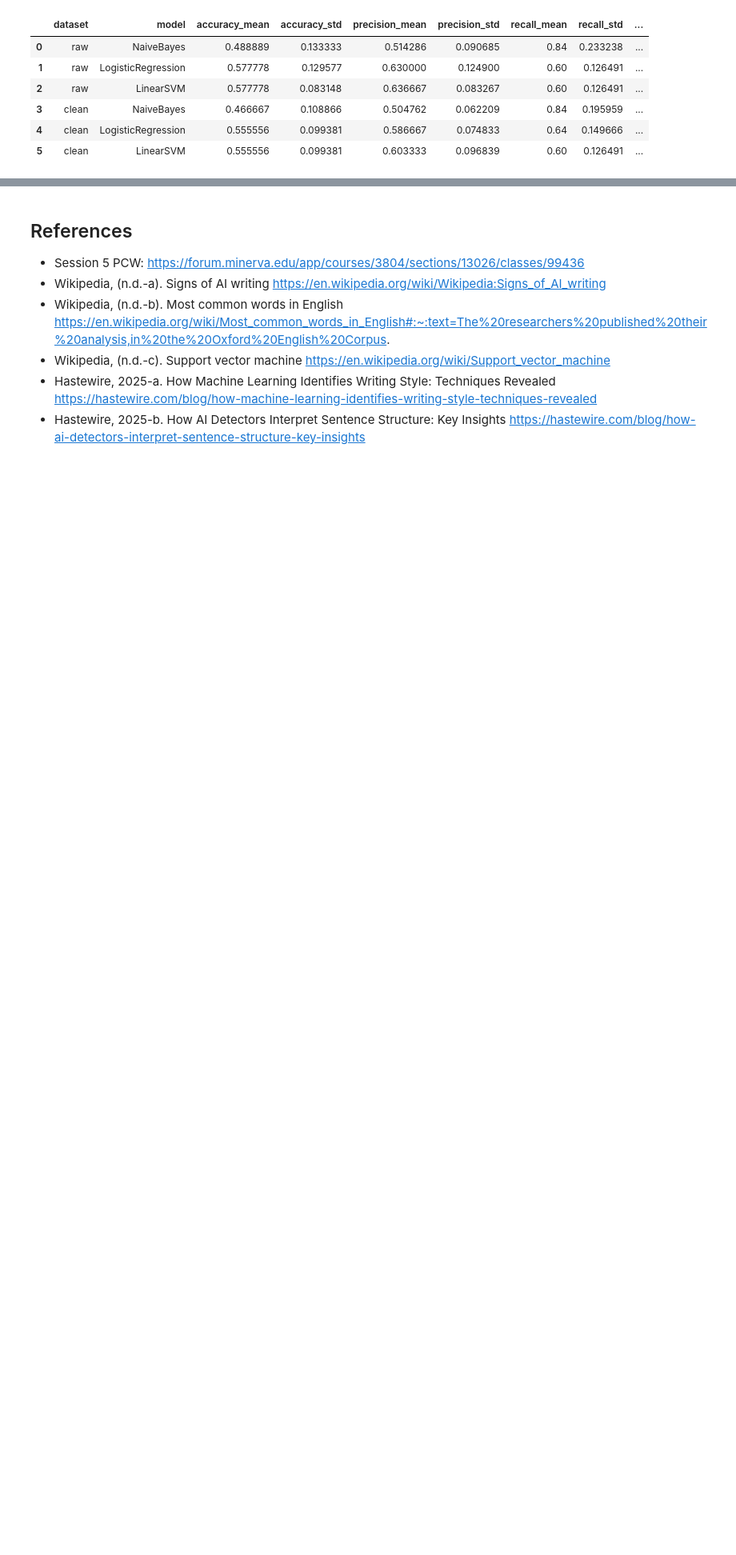
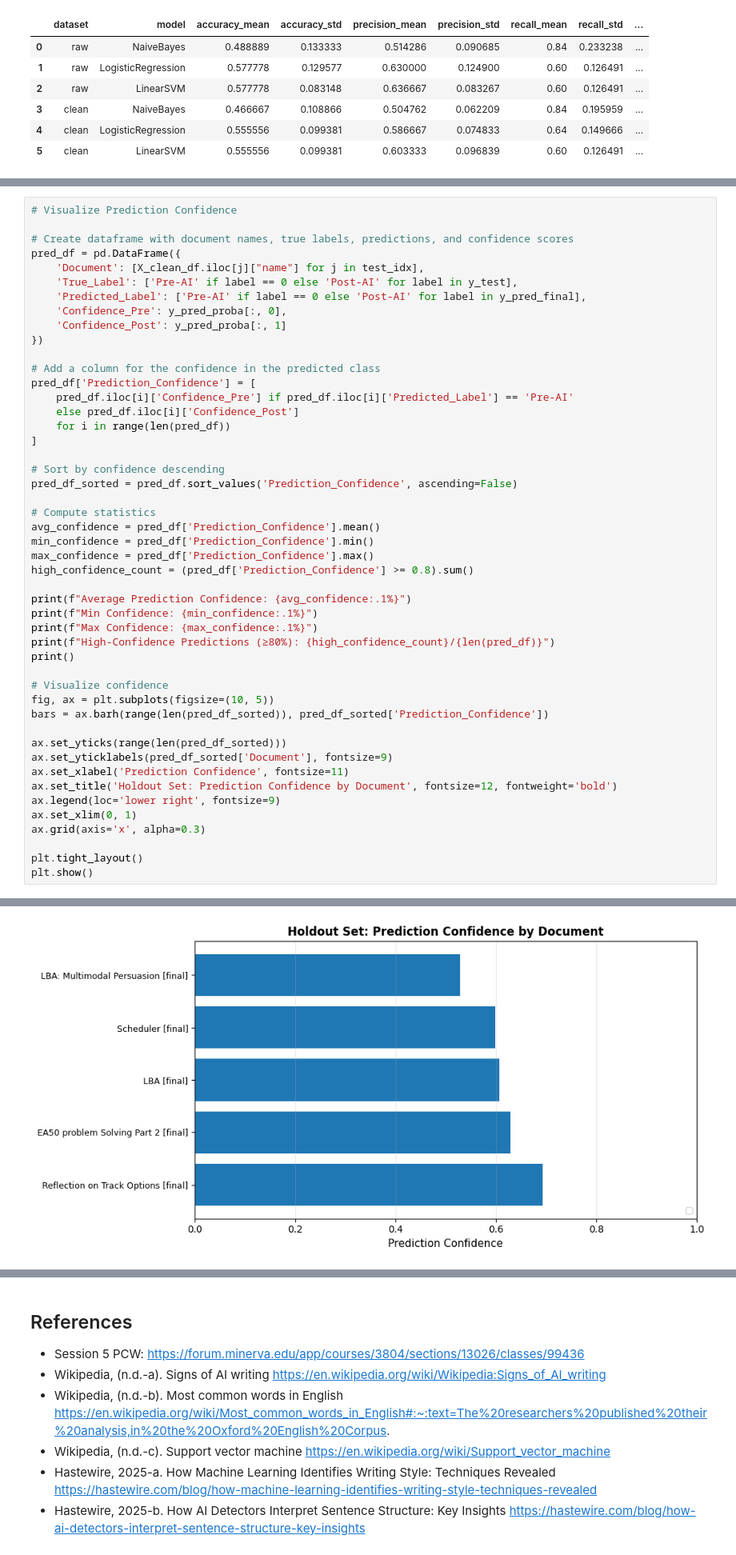
Before and after one commit to SuiseiNakagawa/stylistic-drift-analysis, a Jupyter notebook: first_draft.ipynb, the cells around one changed output, grey strips where cells are left out. Shown at 80% size. Cells and saved outputs as stored; diff of their text form; blank space fills up the shorter version.

```diff
--- a/first_draft.ipynb
+++ b/first_draft.ipynb
@@ -943,0 +999,49 @@ Using the selected Logistic Regression model,
+# %%
+# Visualize Prediction Confidence
+
+# Create dataframe with document names, true labels, predictions, and confidence scores
+pred_df = pd.DataFrame({
+    'Document': [X_clean_df.iloc[j]["name"] for j in test_idx],
+    'True_Label': ['Pre-AI' if label == 0 else 'Post-AI' for label in y_test],
+    'Predicted_Label': ['Pre-AI' if label == 0 else 'Post-AI' for label in y_pred_final],
+    'Confidence_Pre': y_pred_proba[:, 0],
+    'Confidence_Post': y_pred_proba[:, 1]
+})
+
+# Add a column for the confidence in the predicted class
+pred_df['Prediction_Confidence'] = [
+    pred_df.iloc[i]['Confidence_Pre'] if pred_df.iloc[i]['Predicted_Label'] == 'Pre-AI'
+    else pred_df.iloc[i]['Confidence_Post']
+    for i in range(len(pred_df))
+]
+
+# Sort by confidence descending
+pred_df_sorted = pred_df.sort_values('Prediction_Confidence', ascending=False)
+
+# Compute statistics
+avg_confidence = pred_df['Prediction_Confidence'].mean()
+min_confidence = pred_df['Prediction_Confidence'].min()
+max_confidence = pred_df['Prediction_Confidence'].max()
+high_confidence_count = (pred_df['Prediction_Confidence'] >= 0.8).sum()
+
+print(f"Average Prediction Confidence: {avg_confidence:.1%}")
+print(f"Min Confidence: {min_confidence:.1%}")
+print(f"Max Confidence: {max_confidence:.1%}")
+print(f"High-Confidence Predictions (≥80%): {high_confidence_count}/{len(pred_df)}")
+print()
+
+# Visualize confidence
+fig, ax = plt.subplots(figsize=(10, 5))
+bars = ax.barh(range(len(pred_df_sorted)), pred_df_sorted['Prediction_Confidence'])
+
+ax.set_yticks(range(len(pred_df_sorted)))
+ax.set_yticklabels(pred_df_sorted['Document'], fontsize=9)
+ax.set_xlabel('Prediction Confidence', fontsize=11)
+ax.set_title('Holdout Set: Prediction Confidence by Document', fontsize=12, fontweight='bold')
+ax.legend(loc='lower right', fontsize=9)
+ax.set_xlim(0, 1)
+ax.grid(axis='x', alpha=0.3)
+
+plt.tight_layout()
+plt.show()
+# %% [output]
@@ -943,0 +1052 @@ Using the selected Logistic Regression model,
+[figure, added]
```
Also changed, not shown: parts of 16 cells of this notebook, 1 other file.
